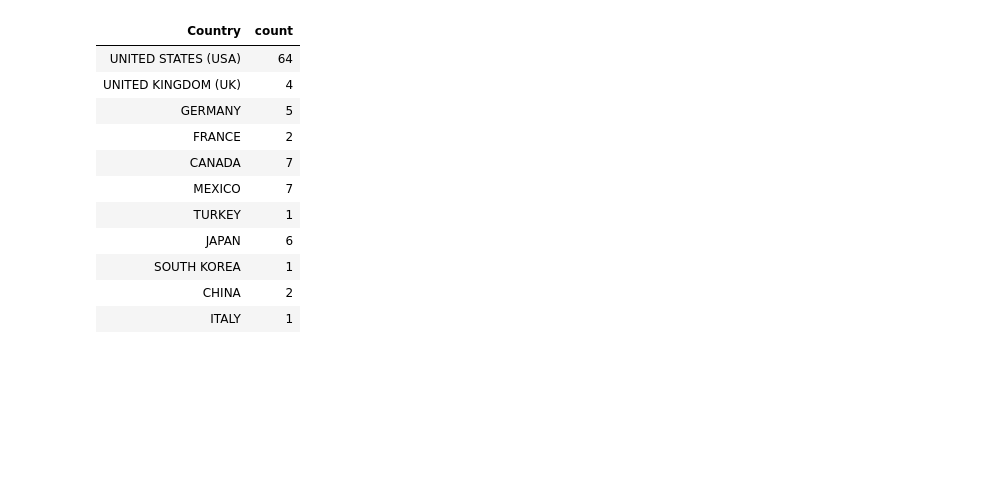
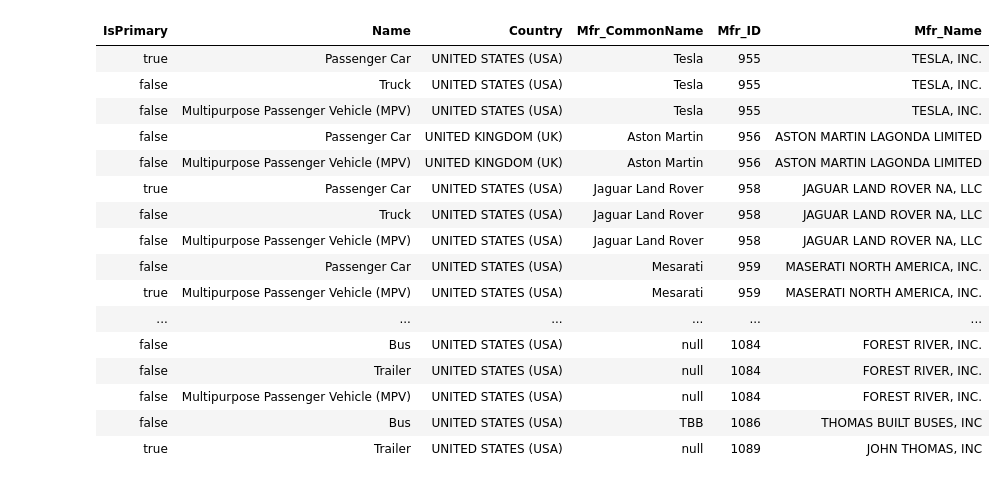
Before and after one commit to tamojit2000/DataBricks_PySpark_Notes, a Jupyter notebook: API_to_df.ipynb, the cells around one changed output. Cells and saved outputs as stored; diff of their text form; code cells hidden in the pictures; blank space fills up the shorter version.

```diff
--- a/API_to_df.ipynb
+++ b/API_to_df.ipynb
@@ -30,15 +12,24 @@ df.display()
-# %%
-df.groupBy('Country').count().display()
-# %% [output]
-| Country | count |
-| UNITED STATES (USA) | 64 |
-| UNITED KINGDOM (UK) | 4 |
-| GERMANY | 5 |
-| FRANCE | 2 |
-| CANADA | 7 |
-| MEXICO | 7 |
-| TURKEY | 1 |
-| JAPAN | 6 |
-| SOUTH KOREA | 1 |
-| CHINA | 2 |
-| ITALY | 1 |
+# %%
+pd_df=pd.json_normalize(api_data['Results'],
+                        record_path=['VehicleTypes'],
+                        meta=['Country','Mfr_CommonName','Mfr_ID','Mfr_Name']
+                        )
+pd_df.display()
+# %% [output]
+| IsPrimary | Name | Country | Mfr_CommonName | Mfr_ID | Mfr_Name |
+| true | Passenger Car | UNITED STATES (USA) | Tesla | 955 | TESLA, INC. |
+| false | Truck | UNITED STATES (USA) | Tesla | 955 | TESLA, INC. |
+| false | Multipurpose Passenger Vehicle (MPV) | UNITED STATES (USA) | Tesla | 955 | TESLA, INC. |
+| false | Passenger Car | UNITED KINGDOM (UK) | Aston Martin | 956 | ASTON MARTIN LAGONDA LIMITED |
+| false | Multipurpose Passenger Vehicle (MPV) | UNITED KINGDOM (UK) | Aston Martin | 956 | ASTON MARTIN LAGONDA LIMITED |
+| true | Passenger Car | UNITED STATES (USA) | Jaguar Land Rover | 958 | JAGUAR LAND ROVER NA, LLC |
+| false | Truck | UNITED STATES (USA) | Jaguar Land Rover | 958 | JAGUAR LAND ROVER NA, LLC |
+| false | Multipurpose Passenger Vehicle (MPV) | UNITED STATES (USA) | Jaguar Land Rover | 958 | JAGUAR LAND ROVER NA, LLC |
+| false | Passenger Car | UNITED STATES (USA) | Mesarati | 959 | MASERATI NORTH AMERICA, INC. |
+| true | Multipurpose Passenger Vehicle (MPV) | UNITED STATES (USA) | Mesarati | 959 | MASERATI NORTH AMERICA, INC. |
+| ... | ... | ... | ... | ... | ... |
+| false | Bus | UNITED STATES (USA) | null | 1084 | FOREST RIVER, INC. |
+| false | Trailer | UNITED STATES (USA) | null | 1084 | FOREST RIVER, INC. |
+| false | Multipurpose Passenger Vehicle (MPV) | UNITED STATES (USA) | null | 1084 | FOREST RIVER, INC. |
+| false | Bus | UNITED STATES (USA) | TBB | 1086 | THOMAS BUILT BUSES, INC |
+| true | Trailer | UNITED STATES (USA) | null | 1089 | JOHN THOMAS, INC |
```
Also changed, not shown: parts of 2 cells of this notebook.
